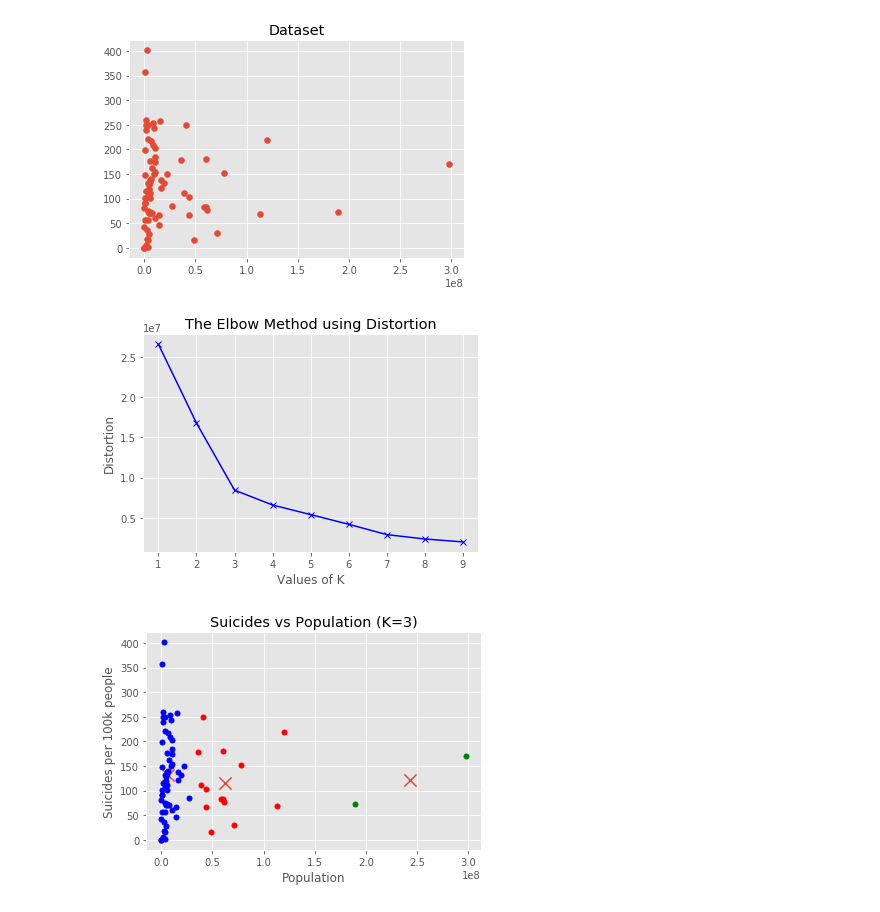
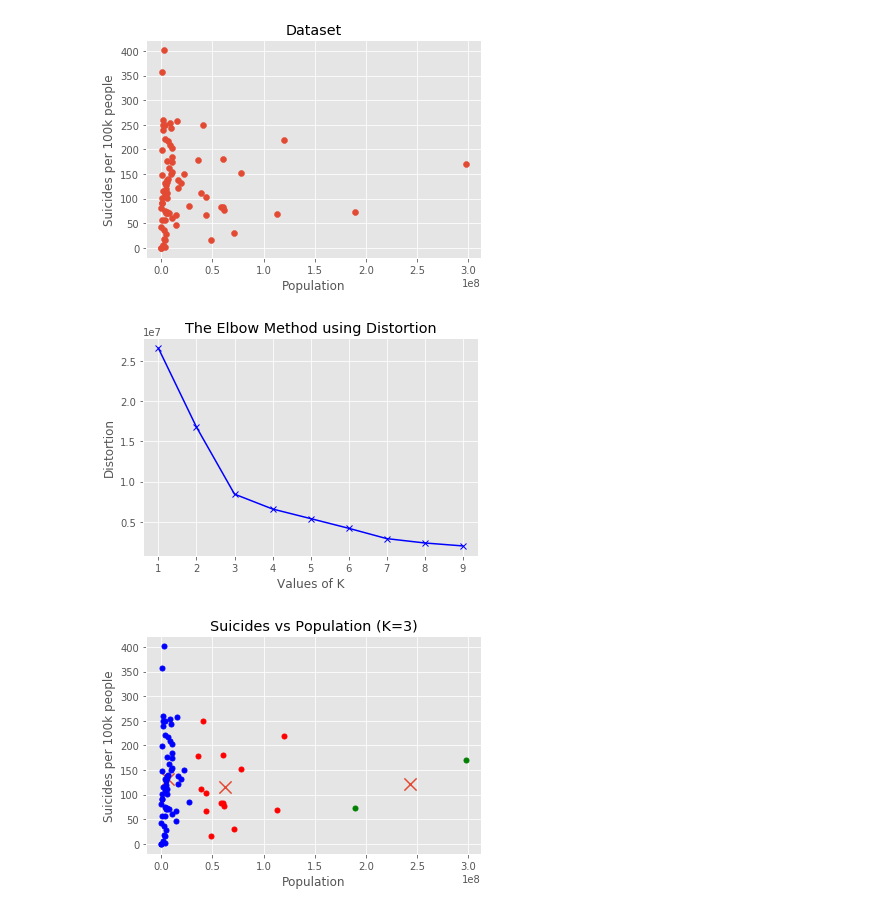
Before and after one commit to HackRice9/HackRice9, a Jupyter notebook: clustering.ipynb, the cells around one changed output. Cells and saved outputs as stored; diff of their text form; code cells hidden in the pictures.

```diff
--- a/clustering.ipynb
+++ b/clustering.ipynb
@@ -126,6 +130,8 @@ X = np.array(list(zip(population, suicides)))
 #Visualizing the data
 plt.plot()
 plt.title('Dataset')
+plt.xlabel('Population')
+plt.ylabel('Suicides per 100k people')
 plt.scatter(population, suicides)
 plt.show()
 
@@ -141,33 +147,33 @@ for k in K:
     kmeanModel.fit(X)
 
     distortions.append(sum(np.min(cdist(X, kmeanModel.cluster_centers_,
                       'euclidean'),axis=1)) / X.shape[0])
     inertias.append(kmeanModel.inertia_)
 
     mapping1[k] = sum(np.min(cdist(X, kmeanModel.cluster_centers_,
                  'euclidean'),axis=1)) / X.shape[0]
     mapping2[k] = kmeanModel.inertia_
 
 plt.plot(K, distortions, 'bx-')
 plt.xlabel('Values of K')
 plt.ylabel('Distortion')
 plt.title('The Elbow Method using Distortion')
 plt.show()
 
 clf = KMeans(n_clusters = 3)
 clf.fit(X)
 centroids = clf.cluster_centers_
 labels = clf.labels_
 colors = ['b.', 'g.', 'r.', 'c.', 'm.', 'y.', 'k.', 'w.']
 
 for i in range(len(X)):
   plt.plot(X[i][0], X[i][1], colors[labels[i]], markersize = 10)
 plt.scatter(centroids[:,0], centroids[:,1], marker = 'x', s = 150, linewidths = 5)
 plt.xlabel("Population")
 plt.ylabel("Suicides per 100k people")
 plt.title("Suicides vs Population (K=3)")
 plt.show()
 # %% [output]
-[figure, old version]
+[figure, new version]
 [figure]
 [figure]
```
Also changed, not shown: parts of 2 cells of this notebook, 1 other file.
